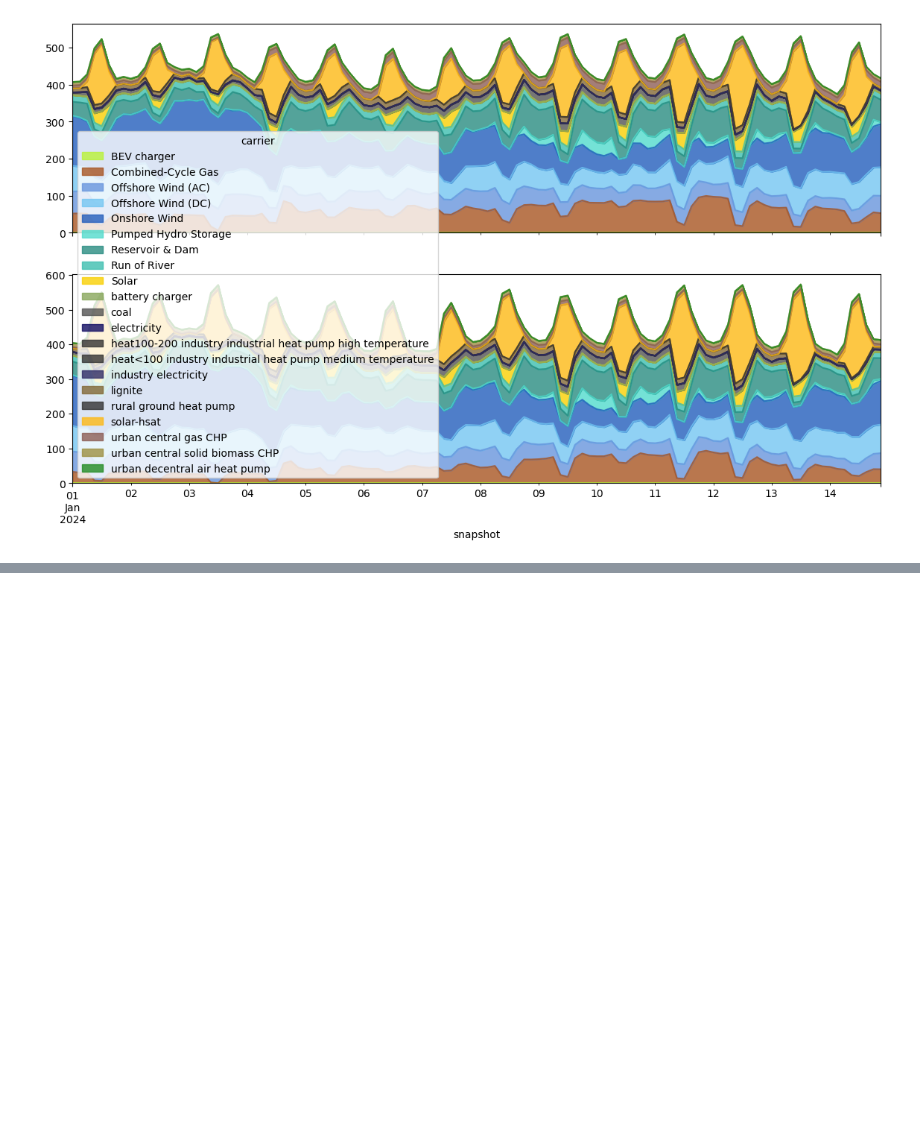
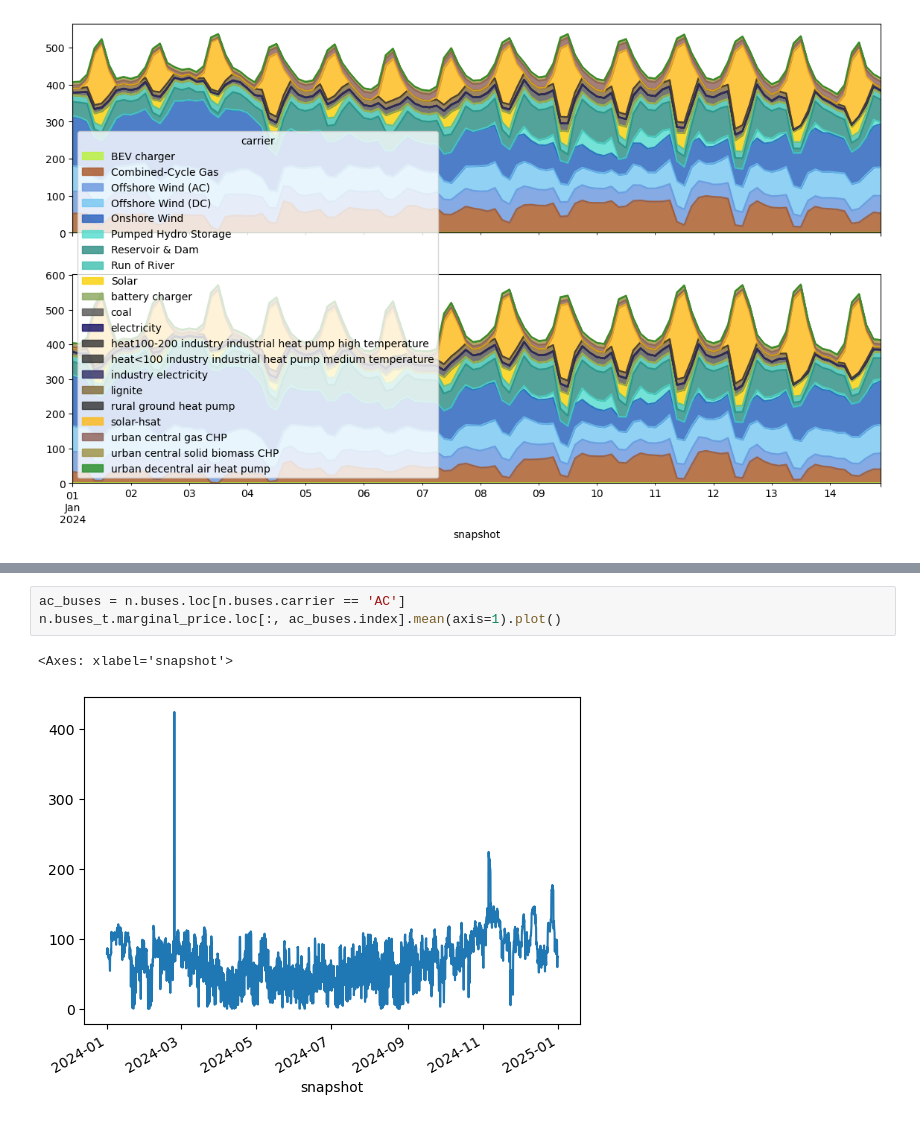
Before and after one commit to LukasFrankenQ/resilient-pypsa-eur, a Jupyter notebook: notebooks/plot_time_series_of_energy_balances.ipynb, the cells around one changed output, grey strips where cells are left out. Saved outputs shown, nothing was run; the diff lists cells and outputs as text; blank space fills up the shorter version.

```diff
--- a/notebooks/plot_time_series_of_energy_balances.ipynb
+++ b/notebooks/plot_time_series_of_energy_balances.ipynb
@@ -183,0 +196,6 @@ No color found for these techs in l_pos: ['heat100-200 industry industrial heat
+# %%
+ac_buses = n.buses.loc[n.buses.carrier == 'AC']
+n.buses_t.marginal_price.loc[:, ac_buses.index].mean(axis=1).plot()
+# %% [output]
+<Axes: xlabel='snapshot'>
+[figure, added]
```
Also changed, not shown: parts of 4 cells of this notebook, 4 other files.
